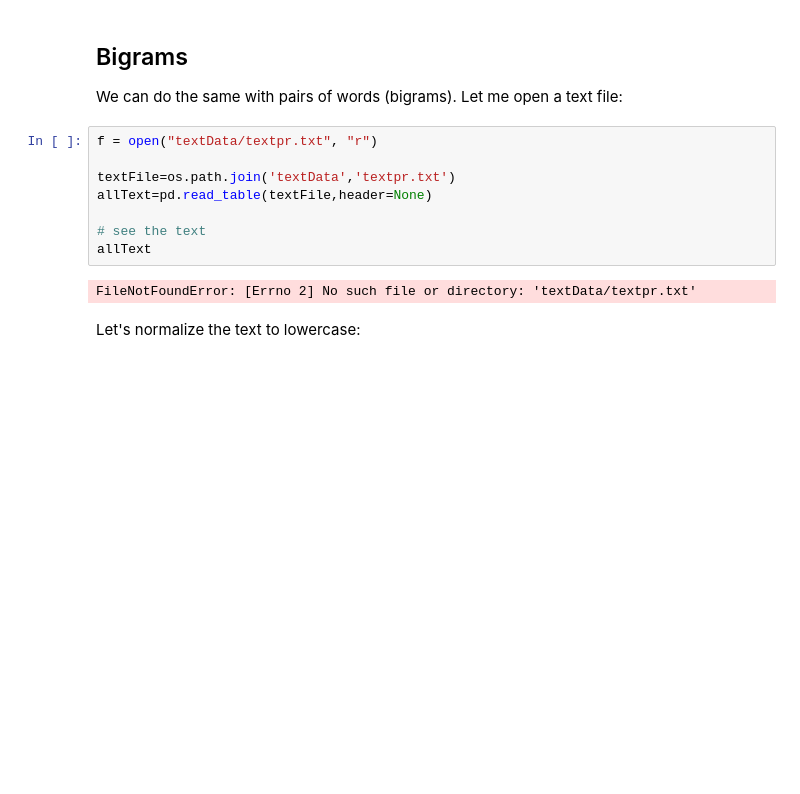
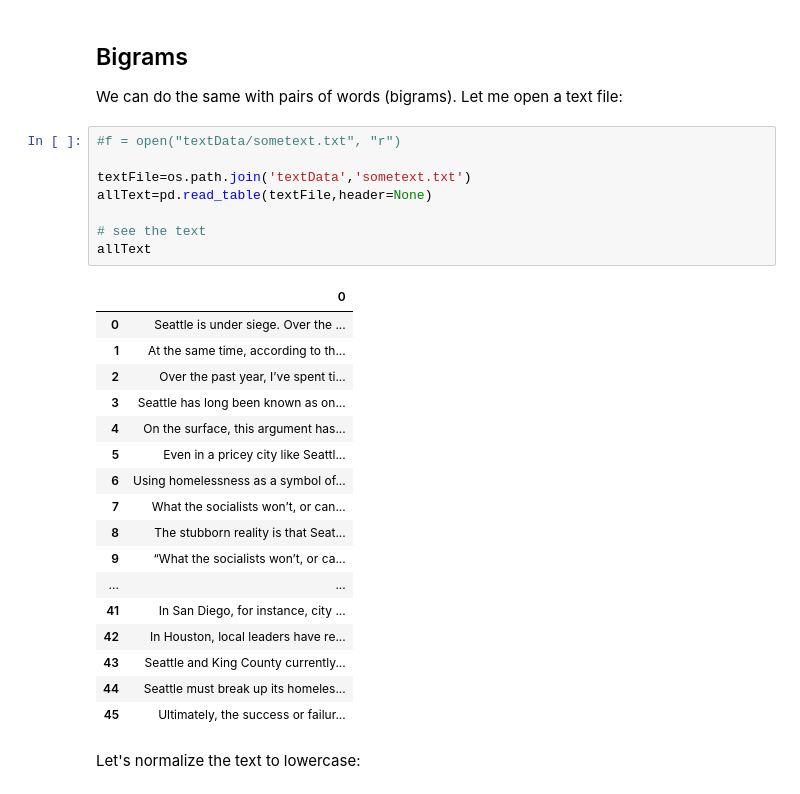
Before and after one commit to Pepix2345/Proyecto-Magallanes, a Jupyter notebook: Text_process/textpr.ipynb, the cells around one changed output. Cells and saved outputs as stored; diff of their text form; blank space fills up the shorter version.

```diff
--- a/Text_process/textpr.ipynb
+++ b/Text_process/textpr.ipynb
@@ -335,15 +313,31 @@ plt.show()
 
 We can do the same with pairs of words (bigrams). Let me open a text file:
 # %%
-f = open("textData/textpr.txt", "r")
+#f = open("textData/sometext.txt", "r")
 
-textFile=os.path.join('textData','textpr.txt')
+textFile=os.path.join('textData','sometext.txt')
 allText=pd.read_table(textFile,header=None)
 
 # see the text
 allText
 # %% [output]
-FileNotFoundError: [Errno 2] No such file or directory: 'textData/textpr.txt'
+|  | 0 |
+| 0 | Seattle is under siege. Over the ... |
+| 1 | At the same time, according to th... |
+| 2 | Over the past year, I’ve spent ti... |
+| 3 | Seattle has long been known as on... |
+| 4 | On the surface, this argument has... |
+| 5 | Even in a pricey city like Seattl... |
+| 6 | Using homelessness as a symbol of... |
+| 7 | What the socialists won’t, or can... |
+| 8 | The stubborn reality is that Seat... |
+| 9 | “What the socialists won’t, or ca... |
+| ... | ... |
+| 41 | In San Diego, for instance, city ... |
+| 42 | In Houston, local leaders have re... |
+| 43 | Seattle and King County currently... |
+| 44 | Seattle must break up its homeles... |
+| 45 | Ultimately, the success or failur... |
 # %% [markdown]
 Let's normalize the text to lowercase:
 # %%
```
Also changed, not shown: parts of 16 cells of this notebook, 7 other files.
